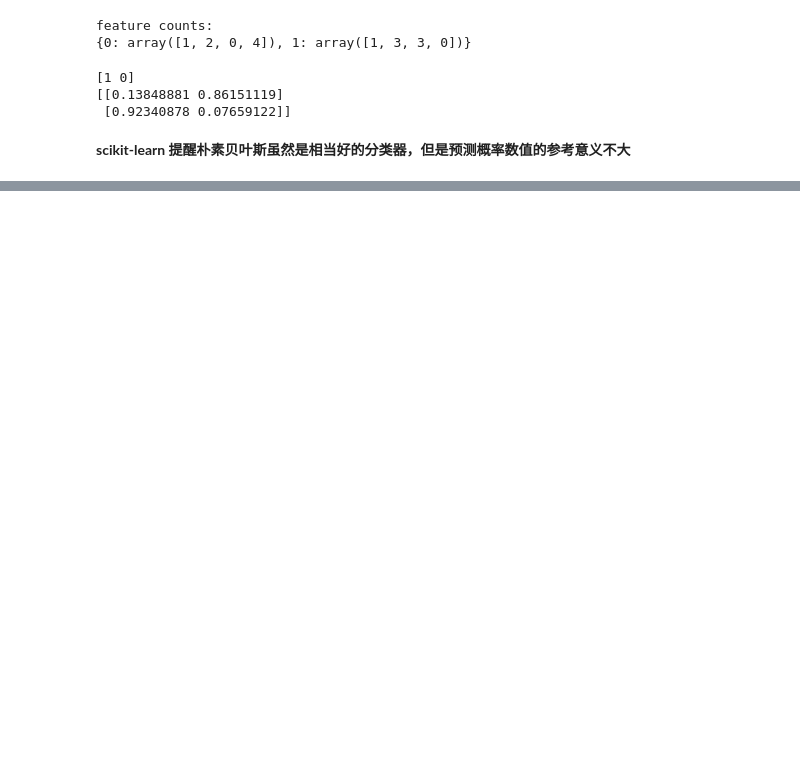
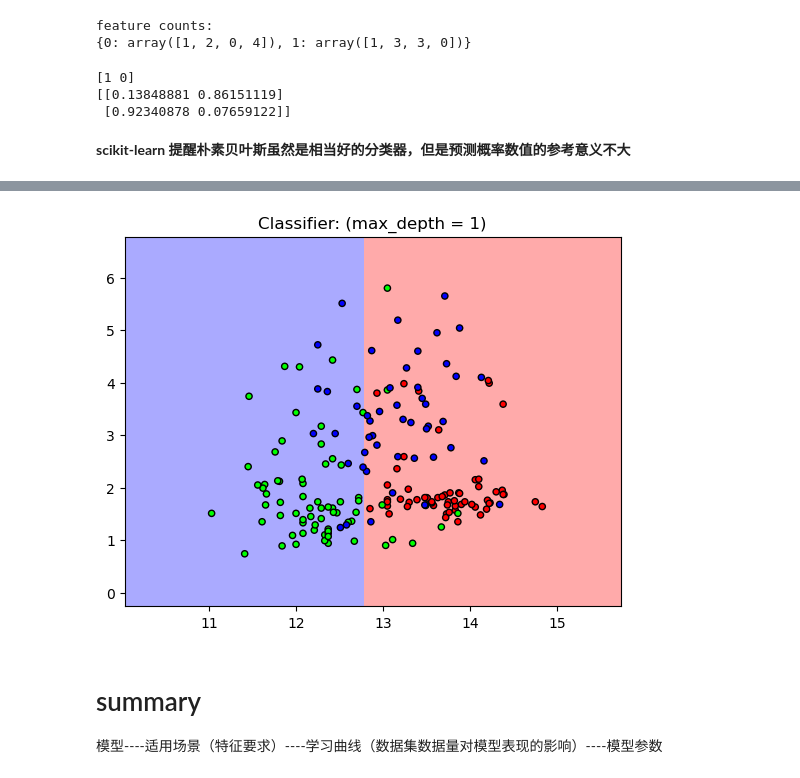
Before and after one commit to millor1989/jupyter1, a Jupyter notebook: Untitled.ipynb, the cells around one changed output, grey strips where cells are left out. Saved outputs shown, nothing was run; the diff lists cells and outputs as text; code cells hidden in the pictures; blank space fills up the shorter version.

```diff
--- a/Untitled.ipynb
+++ b/Untitled.ipynb
@@ -696,0 +894,60 @@ from sklearn.datasets import make_blobs
+# %%
+# 导入 numpy
+import numpy as np
+
+# 导入图图工具
+import matplotlib.pyplot as plt
+from matplotlib.colors import ListedColormap
+
+# 导入tree模型和数据集加载工具
+from sklearn import tree
+from sklearn import datasets
+
+# 导入模型选择模块
+from sklearn.model_selection import train_test_split
+
+# 加载数据集
+wine = datasets.load_wine()
+# 选择数据集所有行的前两列，即只取数据集的前两个特征
+X = wine.data[:, :2]
+y = wine.target
+
+# 划分训练集和测试集
+X_train, X_test, y_train, y_test = train_test_split(X, y)
+
+# 设置决策树分类器最大深度为1
+clf = tree.DecisionTreeClassifier(max_depth=1)
+
+# 拟合训练数据集
+clf.fit(X_train, y_train)
+
+# 定义图像中分区的颜色和散点的颜色
+cmap_light = ListedColormap(['#FFAAAA', '#AAFFAA', '#AAAAFF'])
+cmap_bold = ListedColormap(['#FF0000', '#00FF00', '#0000FF'])
+
+# 分别用样本的两个特征值创建图像和横轴和纵轴
+x_min, x_max = X_train[:, 0].min() - 1, X_train[:, 0].max() + 1
+y_min, y_max = X_train[:, 1].min() - 1, X_train[:, 1].max() + 1
+
+xx, yy = np.meshgrid(np.arange(x_min, x_max, .02),
+                     np.arange(y_min, y_max, .02))
+
+Z = clf.predict(np.c_[xx.ravel(), yy.ravel()])
+
+# 给每个分类中的样本分配不同的颜色
+Z = Z.reshape(xx.shape)
+plt.figure()
+plt.pcolormesh(xx, yy, Z, cmap=cmap_light)
+
+# 用散点把样本表示出来
+plt.scatter(X[:, 0], X[:, 1], c=y, cmap=cmap_bold, edgecolor='k', s=20)
+plt.xlim(xx.min(), xx.max())
+plt.ylim(yy.min(), yy.max())
+plt.title("Classifier: (max_depth = 1)")
+plt.show()
+# %% [output]
+[figure, added]
+# %% [markdown]
+# summary
+
+模型----适用场景（特征要求）----学习曲线（数据集数据量对模型表现的影响）----模型参数
```
Also changed, not shown: parts of 13 cells of this notebook.
